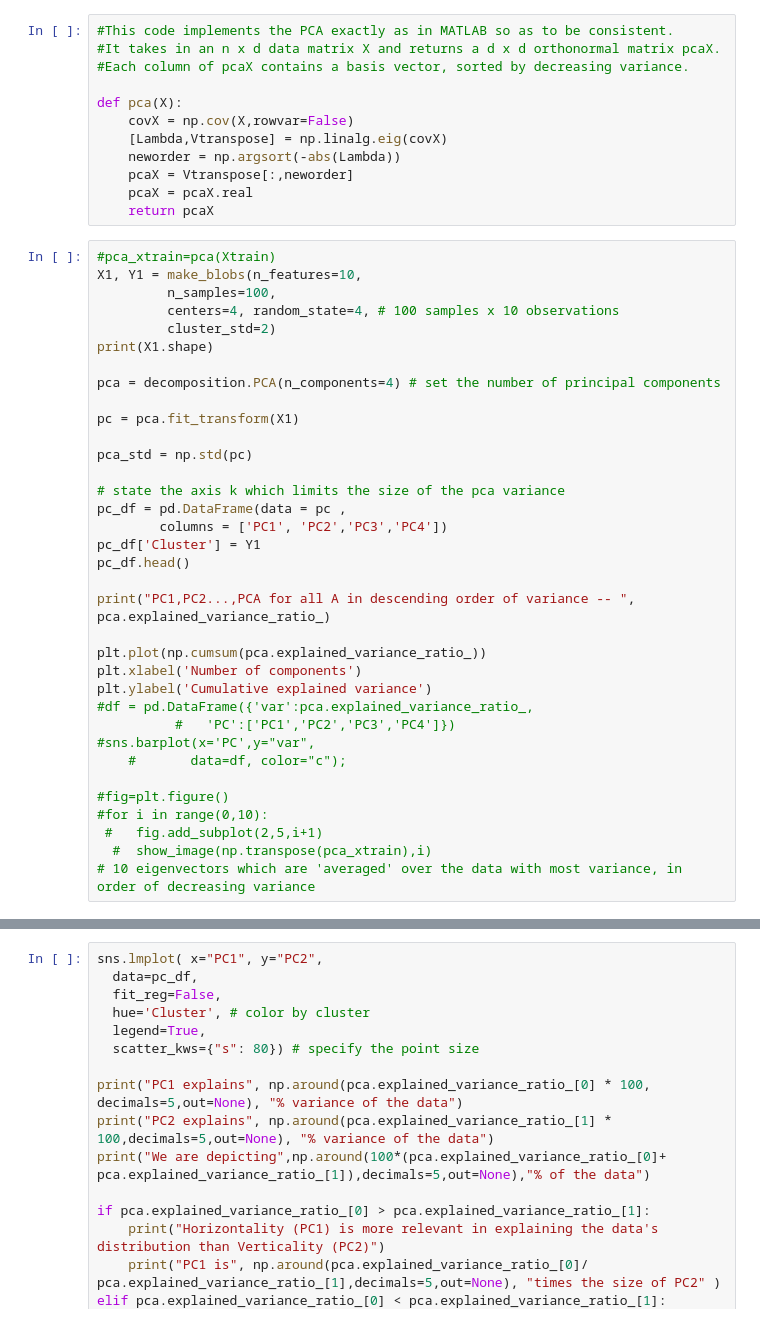
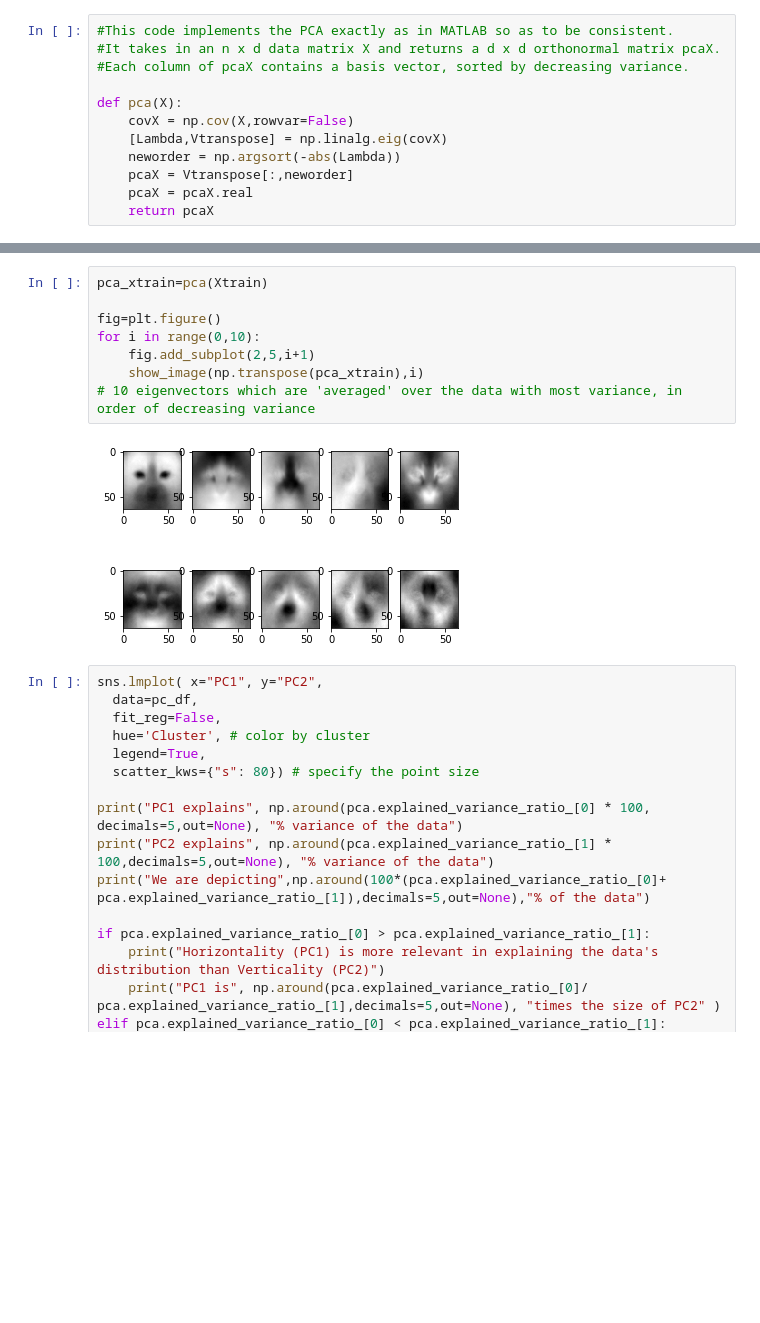
Before and after one commit to chasem51/Probability-Data-Science, a Jupyter notebook: pet_classification_python.ipynb, the cells around one changed output, grey strips where cells are left out. Drawn from its saved outputs; the diff is of its cells as text; blank space fills up the shorter version.

```diff
--- a/pet_classification_python.ipynb
+++ b/pet_classification_python.ipynb
@@ -346,38 +350,3 @@ def pca(X):
     pcaX = Vtranspose[:,neworder]
     pcaX = pcaX.real
     return pcaX
-# %%
-#pca_xtrain=pca(Xtrain)
-X1, Y1 = make_blobs(n_features=10,
-         n_samples=100,
-         centers=4, random_state=4, # 100 samples x 10 observations
-         cluster_std=2)
-print(X1.shape)
-
-pca = decomposition.PCA(n_components=4) # set the number of principal components
-
-pc = pca.fit_transform(X1)
-
-pca_std = np.std(pc)
-
-# state the axis k which limits the size of the pca variance
-pc_df = pd.DataFrame(data = pc ,
-        columns = ['PC1', 'PC2','PC3','PC4'])
-pc_df['Cluster'] = Y1
-pc_df.head()
-
-print("PC1,PC2...,PCA for all A in descending order of variance -- ", pca.explained_variance_ratio_)
-
-plt.plot(np.cumsum(pca.explained_variance_ratio_))
-plt.xlabel('Number of components')
-plt.ylabel('Cumulative explained variance')
-#df = pd.DataFrame({'var':pca.explained_variance_ratio_,
-          #   'PC':['PC1','PC2','PC3','PC4']})
-#sns.barplot(x='PC',y="var",
-    #       data=df, color="c");
-
-#fig=plt.figure()
-#for i in range(0,10):
- #   fig.add_subplot(2,5,i+1)
-  #  show_image(np.transpose(pca_xtrain),i)
-# 10 eigenvectors which are 'averaged' over the data with most variance, in order of decreasing variance
@@ -389,3 +353,13 @@ Text(0, 0.5, 'Cumulative explained variance')
+# %%
+pca_xtrain=pca(Xtrain)
+
+fig=plt.figure()
+for i in range(0,10):
+    fig.add_subplot(2,5,i+1)
+    show_image(np.transpose(pca_xtrain),i)
+# 10 eigenvectors which are 'averaged' over the data with most variance, in order of decreasing variance
+# %% [output]
+[figure, added]
 # %%
 sns.lmplot( x="PC1", y="PC2",
   data=pc_df,
```
Also changed, not shown: parts of 6 cells of this notebook, 8 other files.
